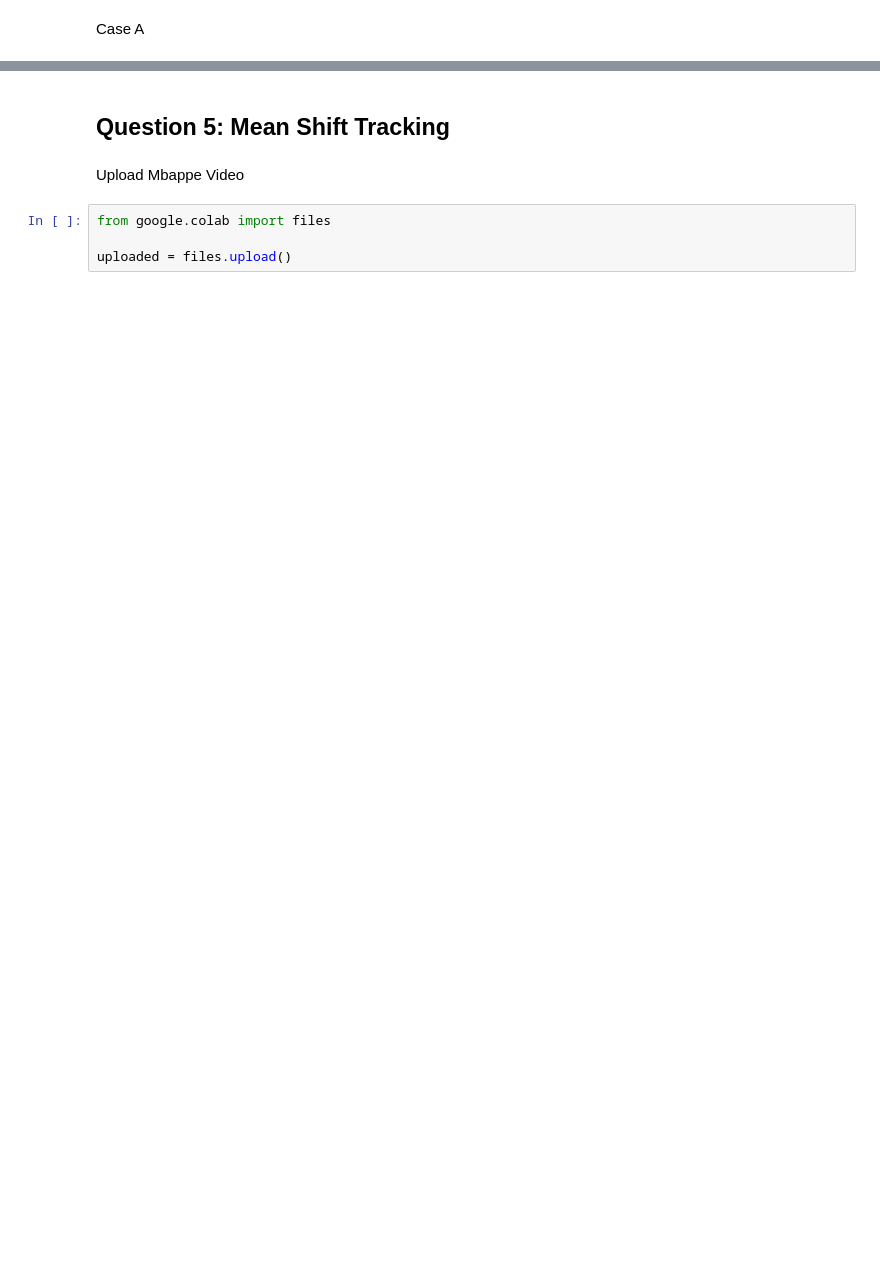
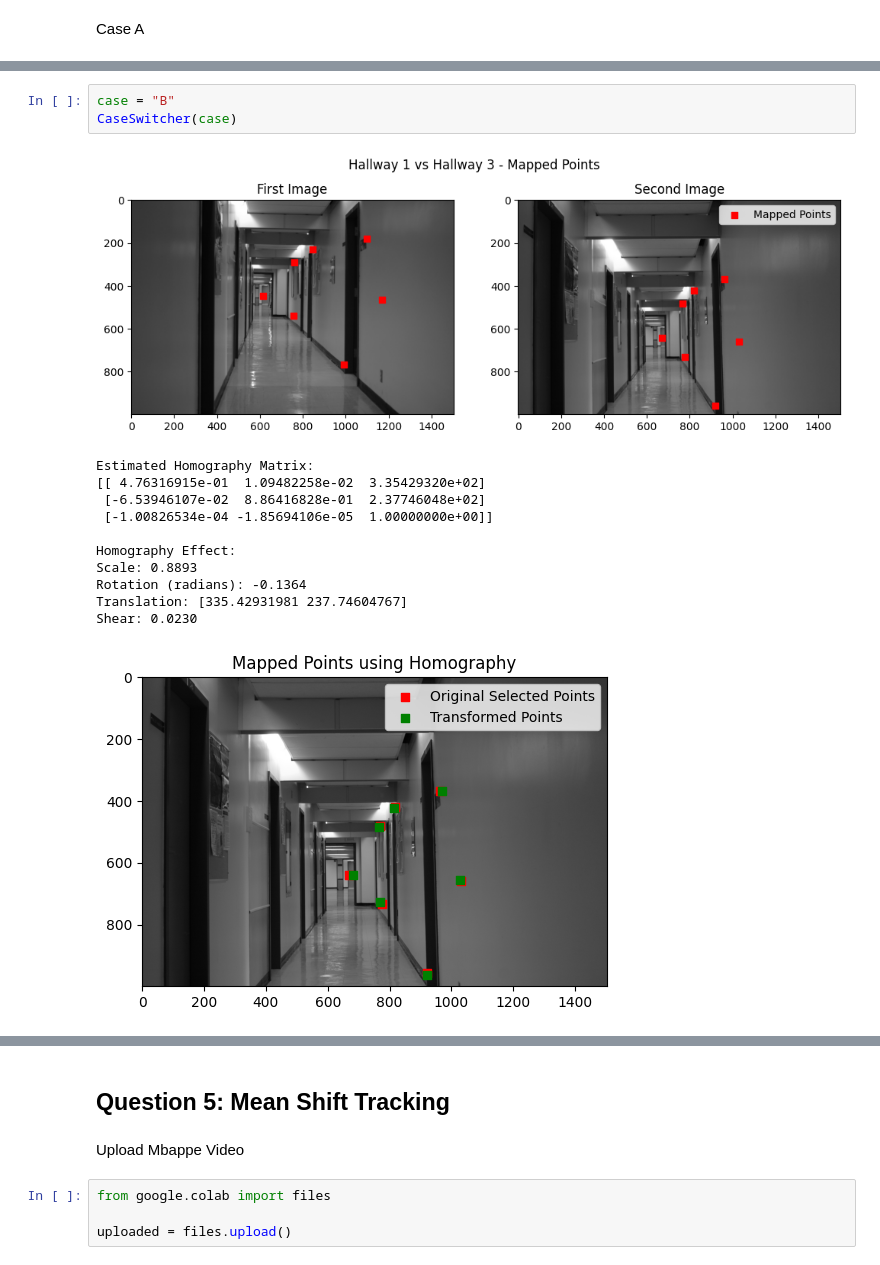
Before and after one commit to humzkhan/CSC420A4, a Jupyter notebook: A4_n.ipynb, the cells around one changed output, grey strips where cells are left out. Cells and saved outputs as stored; diff of their text form; blank space fills up the shorter version.

```diff
--- a/A4_n.ipynb
+++ b/A4_n.ipynb
@@ -646,0 +461,16 @@ stitch_images(hallway1_gray, hallway3_gray, H)
+# %%
+case = "B"
+CaseSwitcher(case)
+# %% [output]
+[figure, added]
+Estimated Homography Matrix:
+[[ 4.76316915e-01  1.09482258e-02  3.35429320e+02]
+ [-6.53946107e-02  8.86416828e-01  2.37746048e+02]
+ [-1.00826534e-04 -1.85694106e-05  1.00000000e+00]]
+
+Homography Effect:
+Scale: 0.8893
+Rotation (radians): -0.1364
+Translation: [335.42931981 237.74604767]
+Shear: 0.0230
+[figure, added]
```
Also changed, not shown: parts of 27 cells of this notebook.
